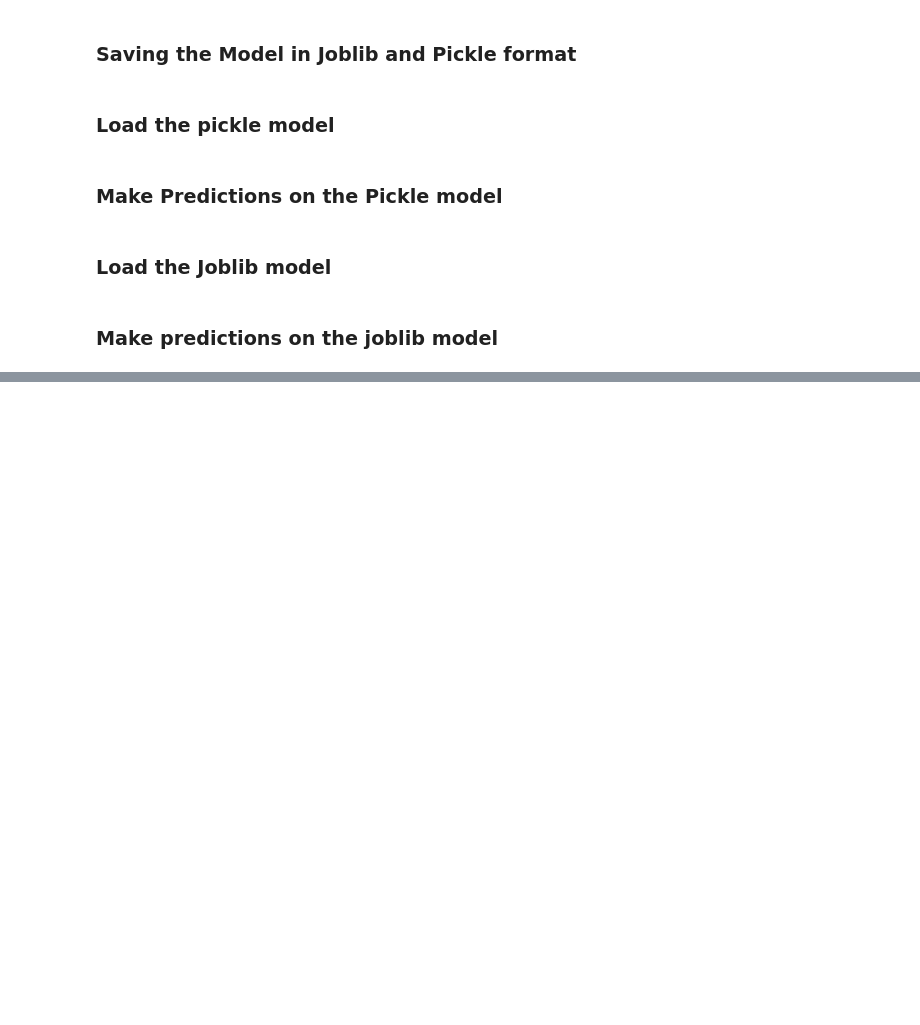
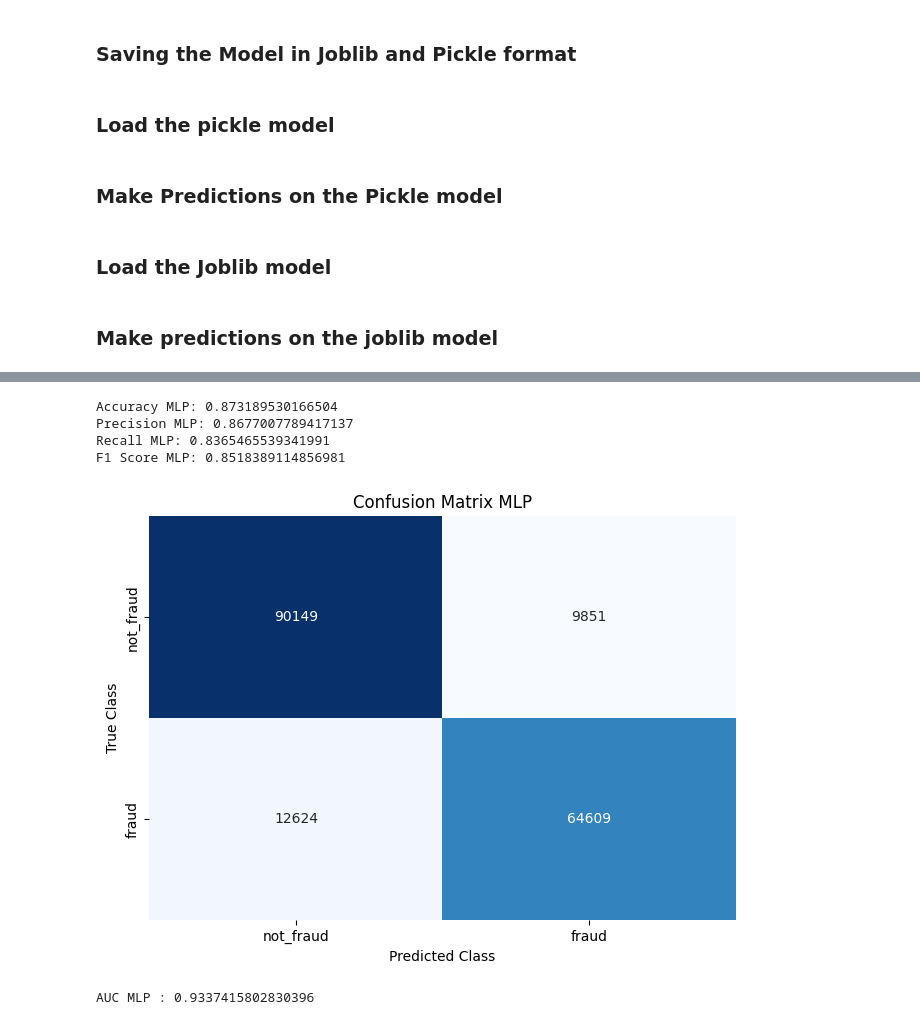
Before and after one commit to rafsunsheikh/money_laundering, a Jupyter notebook: Anti_money_laundering.ipynb, the cells around one changed output, grey strips where cells are left out. Saved outputs shown, nothing was run; the diff lists cells and outputs as text; code cells hidden in the pictures; blank space fills up the shorter version.

```diff
--- a/Anti_money_laundering.ipynb
+++ b/Anti_money_laundering.ipynb
@@ -798,6 +778,18 @@ Next, we begin the development of this machine learning model by performing data
 X = df.drop(columns="Is Laundering")
 y = df['Is Laundering']
 
+
+from sklearn.preprocessing import MinMaxScaler
+
+# create scaler
+scaler = MinMaxScaler(feature_range=(-1,1))
+# fit and transform in one step
+normalized_X = scaler.fit_transform(X)
+
+X = pd.DataFrame(normalized_X, columns=X.columns)
+# df = pd.DataFrame(df)
+
+
 X_train, X_test, y_train, y_test = train_test_split(X,y,test_size=0.2, stratify=y,random_state=42)
 X_train.shape, X_test.shape, y_train.shape, y_test.shape
 # %% [output]
@@ -1350,0 +1280,5 @@ scores_sorted
+# %%
+from sklearn.neural_network import MLPClassifier
+#train the model
+model_mlp_sklearn = MLPClassifier(solver='sgd', hidden_layer_sizes=(256,512,256,128), random_state=2)
+mlp_sklearn = model_mlp_sklearn.fit(X_train, y_train)
@@ -1350,0 +1305,33 @@ scores_sorted
+# %%
+#predictions
+y_pred_mlp = model_mlp_sklearn.predict(X_test)
+# %%
+#scores
+print("Accuracy MLP:",metrics.accuracy_score(y_test, y_pred_mlp))
+print("Precision MLP:",metrics.precision_score(y_test, y_pred_mlp))
+print("Recall MLP:",metrics.recall_score(y_test, y_pred_mlp))
+print("F1 Score MLP:",metrics.f1_score(y_test, y_pred_mlp))
+# %% [output]
+Accuracy MLP: 0.873189530166504
+Precision MLP: 0.8677007789417137
+Recall MLP: 0.8365465539341991
+F1 Score MLP: 0.8518389114856981
+# %%
+#CM matrix
+matrix_mlp = confusion_matrix(y_test, y_pred_mlp)
+cm_mlp = pd.DataFrame(matrix_mlp, index=['not_fraud', 'fraud'], columns=['not_fraud', 'fraud'])
+
+sns.heatmap(cm_mlp, annot=True, cbar=None, cmap="Blues", fmt = 'g')
+plt.title("Confusion Matrix MLP"), plt.tight_layout()
+plt.ylabel("True Class"), plt.xlabel("Predicted Class")
+plt.show()
+# %% [output]
+[figure, added]
+# %%
+#AUC
+y_pred_mlp_proba = model_mlp_sklearn.predict_proba(X_test)[::,1]
+fpr_mlp, tpr_mlp, _ = metrics.roc_curve(y_test,  y_pred_mlp_proba)
+auc_mlp = metrics.roc_auc_score(y_test, y_pred_mlp_proba)
+print("AUC MLP :", auc_mlp)
+# %% [output]
+AUC MLP : 0.9337415802830396
```
Also changed, not shown: parts of 43 cells of this notebook.
